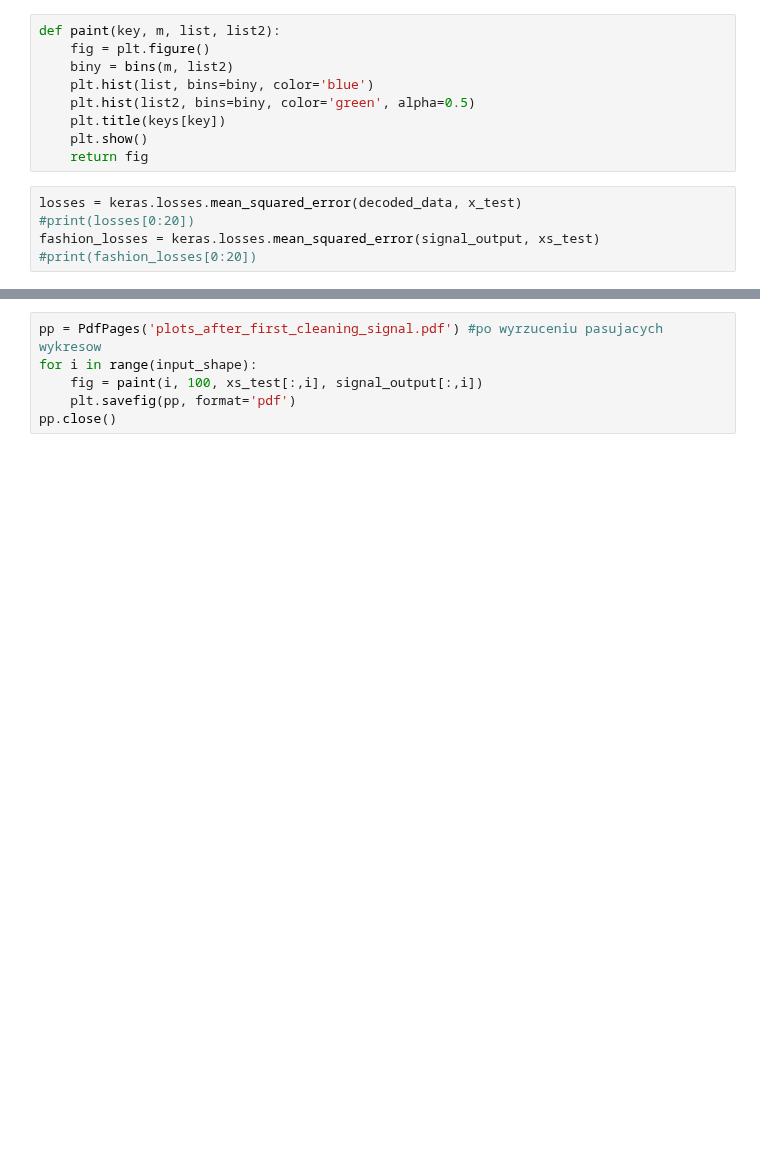
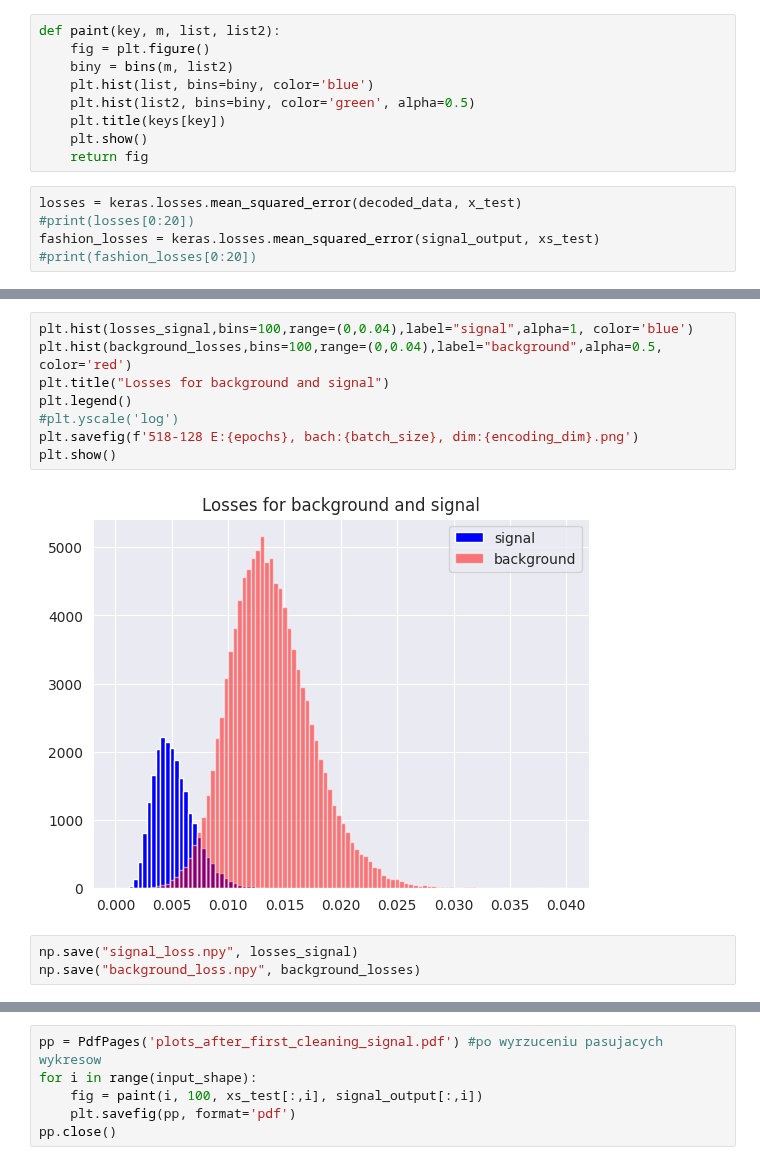
Before and after one commit to slysek/autoencoding_pp, a Jupyter notebook: Autoencoder_outliers.ipynb, the cells around one changed output, grey strips where cells are left out. Drawn from its saved outputs; the diff is of its cells as text; blank space fills up the shorter version.

```diff
--- a/Autoencoder_outliers.ipynb
+++ b/Autoencoder_outliers.ipynb
@@ -265,0 +303,13 @@ plt.show()
+# %%
+plt.hist(losses_signal,bins=100,range=(0,0.04),label="signal",alpha=1, color='blue')
+plt.hist(background_losses,bins=100,range=(0,0.04),label="background",alpha=0.5, color='red')
+plt.title("Losses for background and signal")
+plt.legend()
+#plt.yscale('log')
+plt.savefig(f'518-128 E:{epochs}, bach:{batch_size}, dim:{encoding_dim}.png')
+plt.show()
+# %% [output]
+[figure, added]
+# %%
+np.save("signal_loss.npy", losses_signal)
+np.save("background_loss.npy", background_losses)
```
Also changed, not shown: parts of 29 cells of this notebook, 2 other files.
